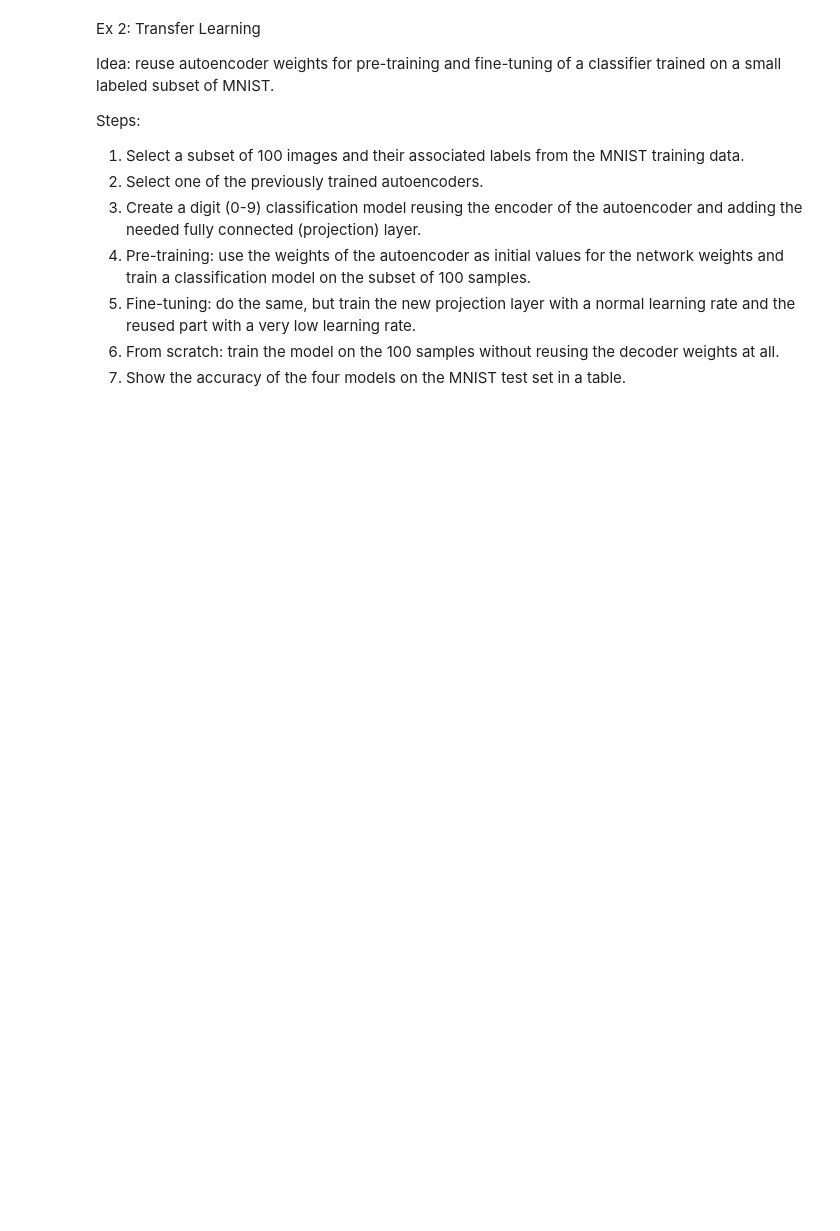
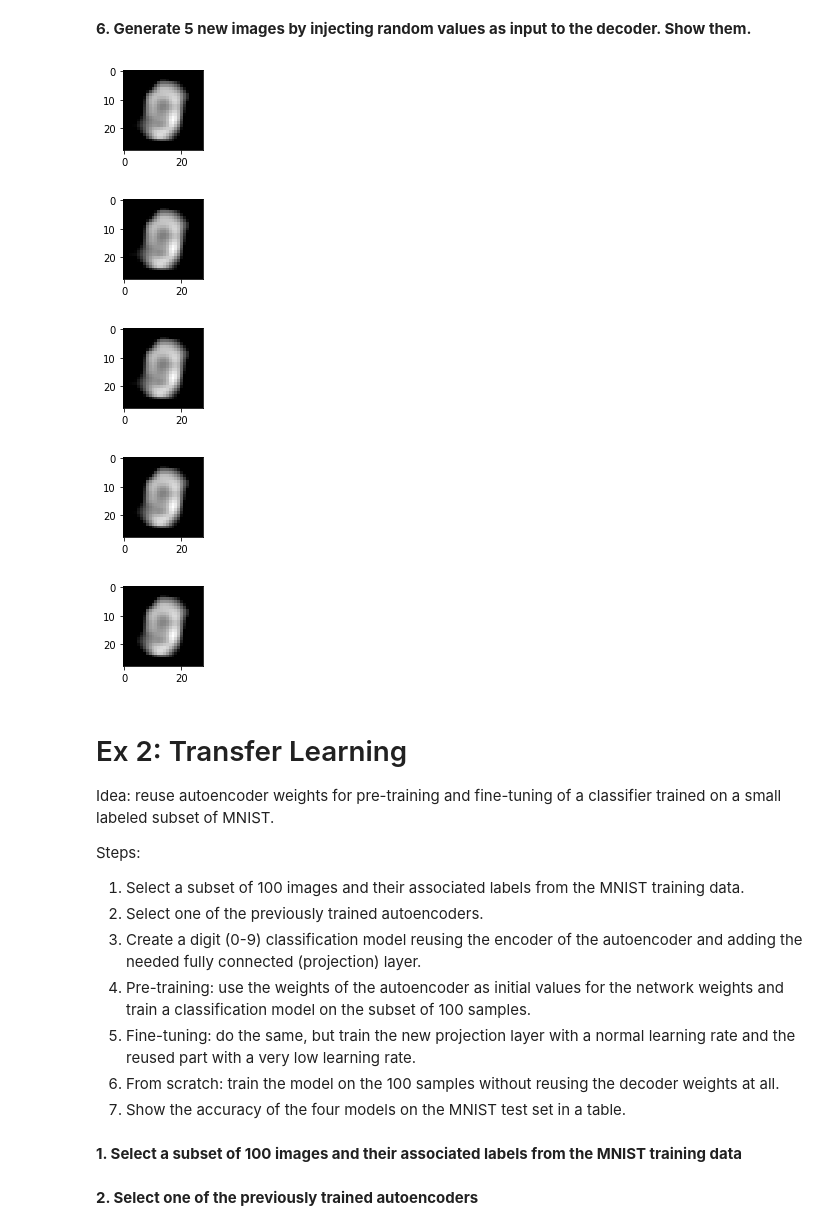
Before and after one commit to alvaroguerin/dlai-2019-projects, a Jupyter notebook: team12/Team12Project.ipynb, the cells around one changed output. Cells and saved outputs as stored; diff of their text form; code cells hidden in the pictures; blank space fills up the shorter version.

```diff
--- a/team12/Team12Project.ipynb
+++ b/team12/Team12Project.ipynb
@@ -27,0 +294,14 @@ from torchvision import datasets, transforms
+# %%
+test_err = []
+val_err = []
+
+print ("Bottleneck Size\t\tTest error(avg)\t\tValidation error(avg)")
+print ("---------------------------------------------------------------------------")
+for i in range(len(hparams['bottleneck_size'])):
+  t_err = test_model(test_loader, model[i], criterion, hparams)
+  test_err.append(t_err)
+  v_err = test_model(validation_loader, model[i], criterion, hparams)
+  val_err.append(v_err)
+  print ("\t%d\t\t\t%f\t\t%f" % ((hparams['bottleneck_size'])[i], test_err[i], val_err[i]))
+
+print ("---------------------------------------------------------------------------")
@@ -28,6 +354,40 @@ from torchvision import datasets, transforms
+# %% [markdown]
+**6. Generate 5 new images by injecting random values as input to the decoder. Show them.**
+# %%
+import torchvision
+
+#rand_img = torch.rand(5, 1, 28, 28)
+rand_img = torch.empty(5, 1, 28, 28).uniform_(-0.4242,2.8088)
+
+# QUESTION: Normalize those data in the same way of MNIST?
+
+#norm = torchvision.transforms.Normalize(mean= 0.1207, std= 0.3081)
+#norm = transforms.Compose([transforms.ToTensor(),transforms.Normalize((0.1307,), (0.3081,))])
+
+#for img in rand_img:
+#for i in range(5):
+#  rand_img[i][0][:][:] = norm(torch.Tensor(rand_img[i][0][:][:]))
+
+loader = torch.utils.data.DataLoader(rand_img, batch_size=5, shuffle = False)
+
+for data in loader:
+  rand_recon = model[best_model](data)
+
+for i in range(5):
+  fig = plt.figure(figsize = (5,5))
+  ax = fig.add_subplot(3,2,i+1)
+
+  ax.imshow(digit_orig, cmap = 'gray')
+
+  ax.imshow(rand_recon[i].detach().numpy()[0][:][:], cmap = 'gray')
+# %% [output]
+[figure, added]
+[figure, added]
+[figure, added]
+[figure, added]
+[figure, added]
 # %% [markdown]
-Ex 2: Transfer Learning
-
+# Ex 2: Transfer Learning
 Idea: reuse autoencoder weights for pre-training and fine-tuning of a
 classifier trained on a small labeled subset of MNIST.
 
@@ -42,3 +402,5 @@ train a classification model on the subset of 100 samples.
 the reused part with a very low learning rate.
 6. From scratch: train the model on the 100 samples without reusing the decoder weights at all.
 7. Show the accuracy of the four models on the MNIST test set in a table.
+# %% [markdown]
+**1. Select a subset of 100 images and their associated labels from the MNIST training data**
@@ -44,0 +417,2 @@ the reused part with a very low learning rate.
+# %% [markdown]
+**2. Select one of the previously trained autoencoders**
```
Also changed, not shown: parts of 48 cells of this notebook.
